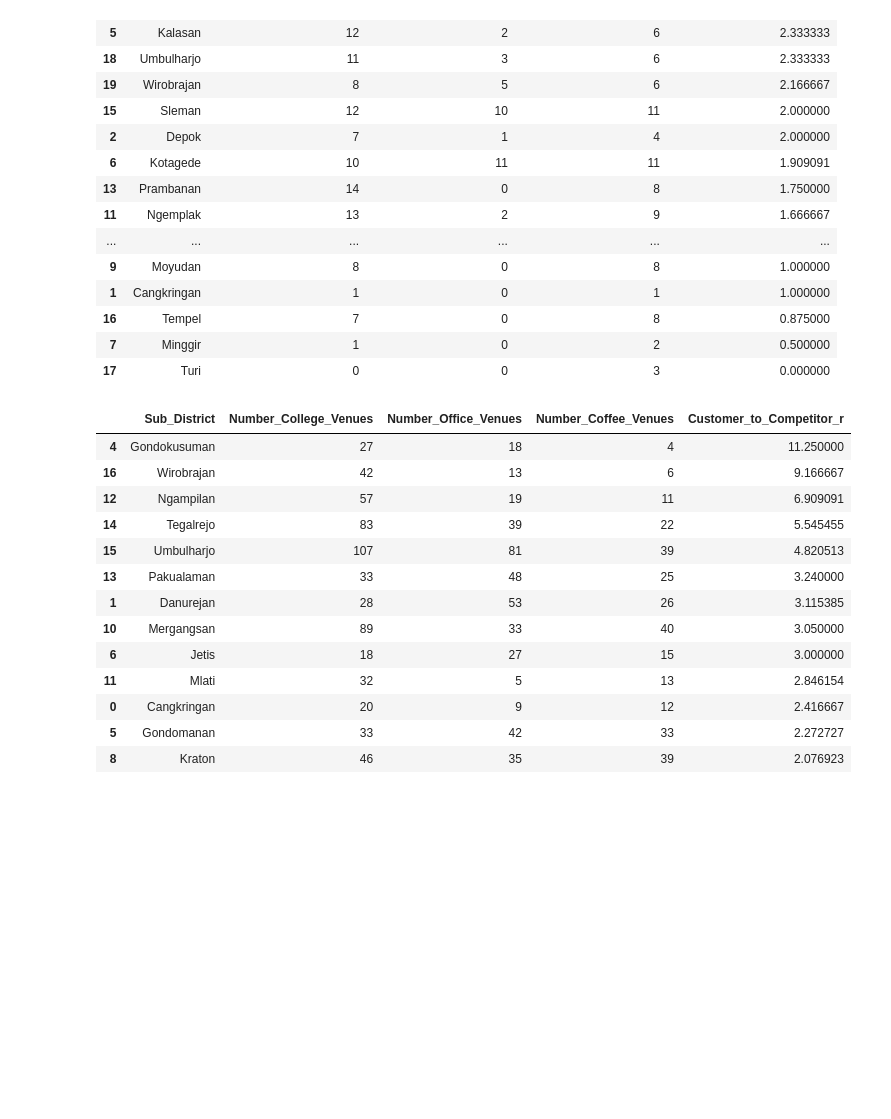
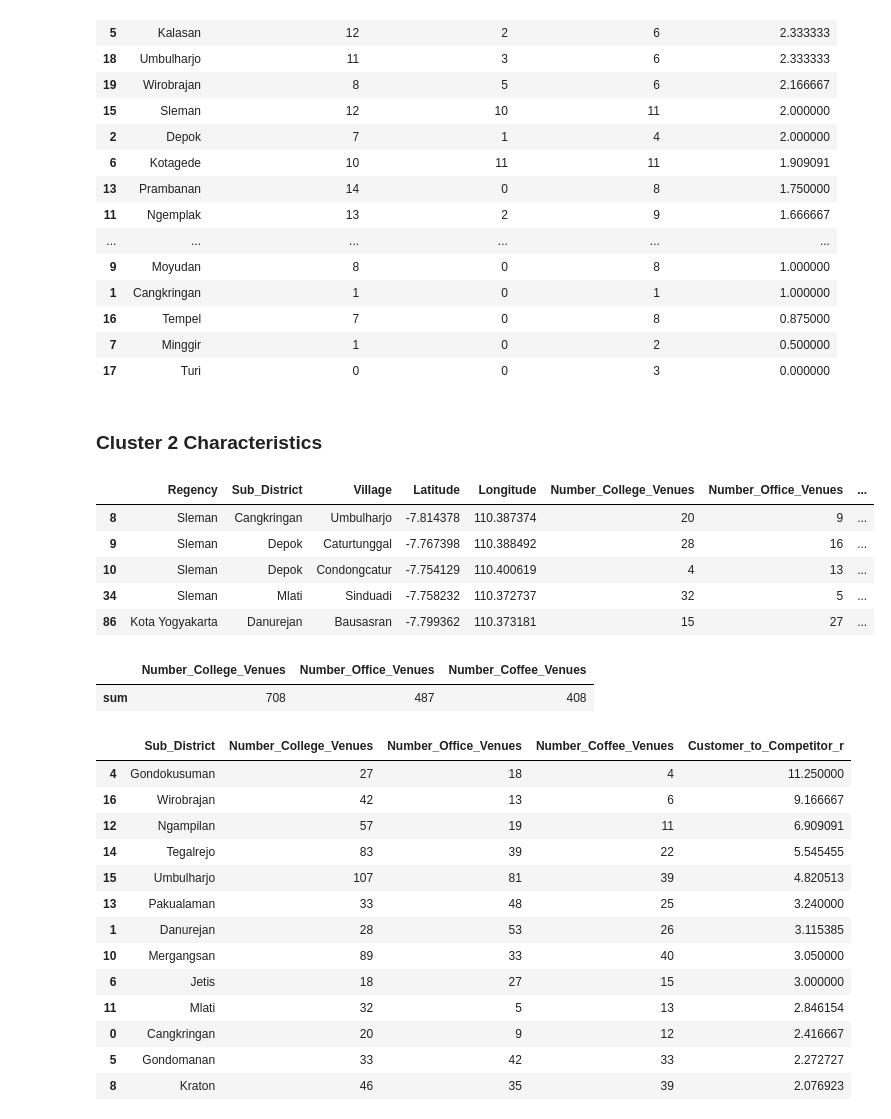
Before and after one commit to zylbergs/Project_Portofolio, a Jupyter notebook: IBMDS_capstone_project_Strategic_Branch_Estabilishment/Strategic_Branch_Estabilishment.ipynb, the cells around one changed output. Cells and saved outputs as stored; diff of their text form; code cells hidden in the pictures; blank space fills up the shorter version.

```diff
--- a/IBMDS_capstone_project_Strategic_Branch_Estabilishment/Strategic_Branch_Estabilishment.ipynb
+++ b/IBMDS_capstone_project_Strategic_Branch_Estabilishment/Strategic_Branch_Estabilishment.ipynb
@@ -493,4 +410,20 @@ clu_1_venues
 | 16 | Tempel | 7 | 0 | 8 | 0.875000 |
 | 7 | Minggir | 1 | 0 | 2 | 0.500000 |
 | 17 | Turi | 0 | 0 | 3 | 0.000000 |
+# %% [markdown]
+### Cluster 2 Characteristics
+# %%
+clu_2.head()
+# %% [output]
+|  | Regency | Sub_District | Village | Latitude | Longitude | Number_College_Venues | Number_Office_Venues | ... |
+| 8 | Sleman | Cangkringan | Umbulharjo | -7.814378 | 110.387374 | 20 | 9 | ... |
+| 9 | Sleman | Depok | Caturtunggal | -7.767398 | 110.388492 | 28 | 16 | ... |
+| 10 | Sleman | Depok | Condongcatur | -7.754129 | 110.400619 | 4 | 13 | ... |
+| 34 | Sleman | Mlati | Sinduadi | -7.758232 | 110.372737 | 32 | 5 | ... |
+| 86 | Kota Yogyakarta | Danurejan | Bausasran | -7.799362 | 110.373181 | 15 | 27 | ... |
+# %%
+clu_2.agg({'Number_College_Venues':['sum'],'Number_Office_Venues':['sum'],'Number_Coffee_Venues':['sum']})
+# %% [output]
+|  | Number_College_Venues | Number_Office_Venues | Number_Coffee_Venues |
+| sum | 708 | 487 | 408 |
 # %%
```
Also changed, not shown: parts of 27 cells of this notebook, 9 other files.
